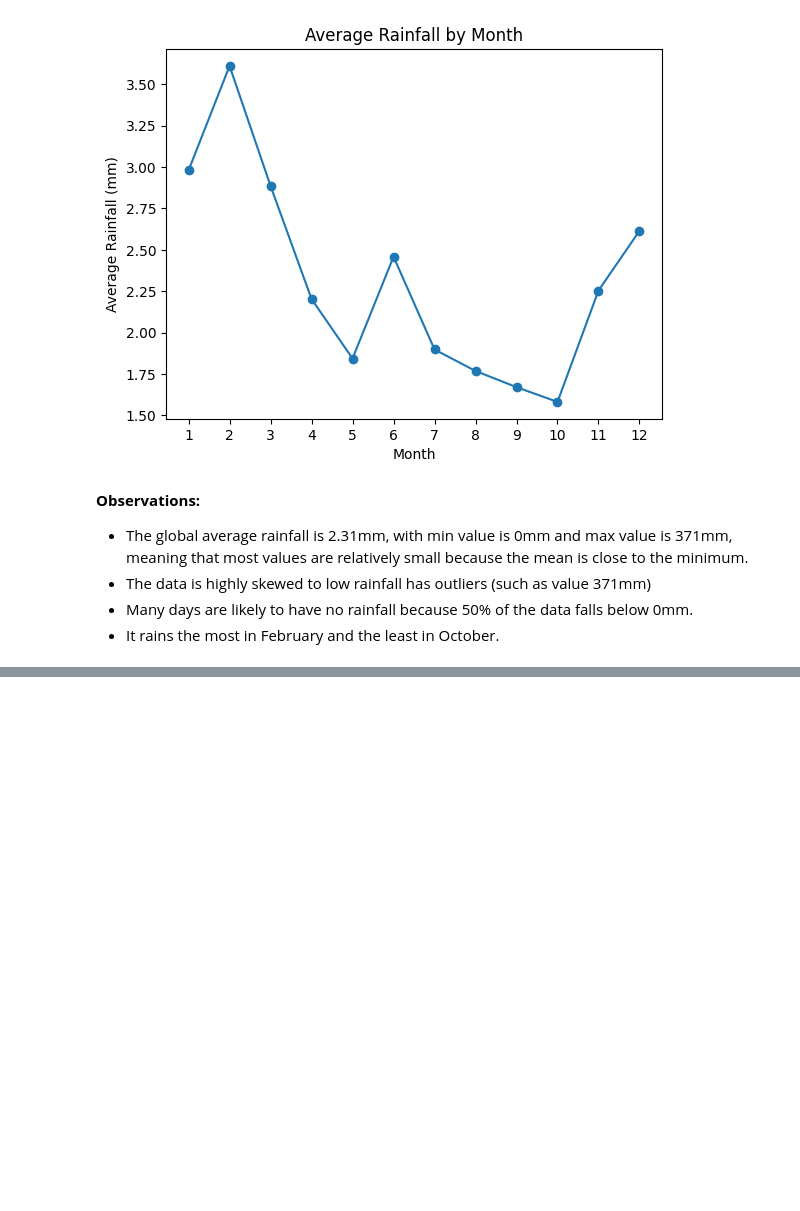
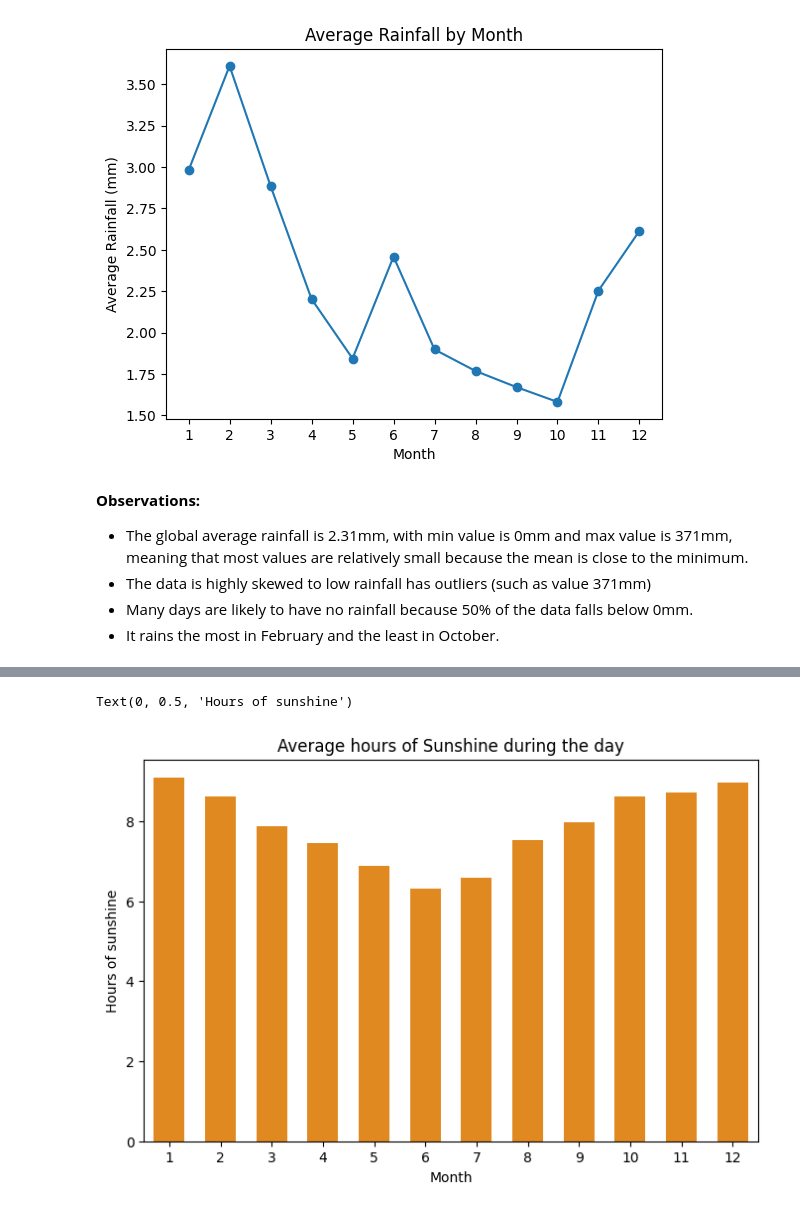
Before and after one commit to dzungpnguyen/rain-in-australia, a Jupyter notebook: data_exploration_analysis.ipynb, the cells around one changed output, grey strips where cells are left out. Saved outputs shown, nothing was run; the diff lists cells and outputs as text; code cells hidden in the pictures; blank space fills up the shorter version.

Commit message:
avg sunshine by month

```diff
--- a/data_exploration_analysis.ipynb
+++ b/data_exploration_analysis.ipynb
@@ -609,0 +624,11 @@ plt.show()
+# %%
+avg_sunshine_by_month = df.groupby('Month')['Sunshine'].mean()
+plt.figure(figsize=(8,5))
+sns.barplot(data=avg_sunshine_by_month, color='darkorange', width=0.6)
+plt.title('Average hours of Sunshine during the day')
+plt.ylabel("Hours of sunshine")
+# .sort_index().plot(kind='bar', color='darkorange', title='Average hours of Sunshine during the day by Month')
+# plt.show()
+# %% [output]
+Text(0, 0.5, 'Hours of sunshine')
+[figure, added]
```
Also changed, not shown: parts of 2 cells of this notebook.
